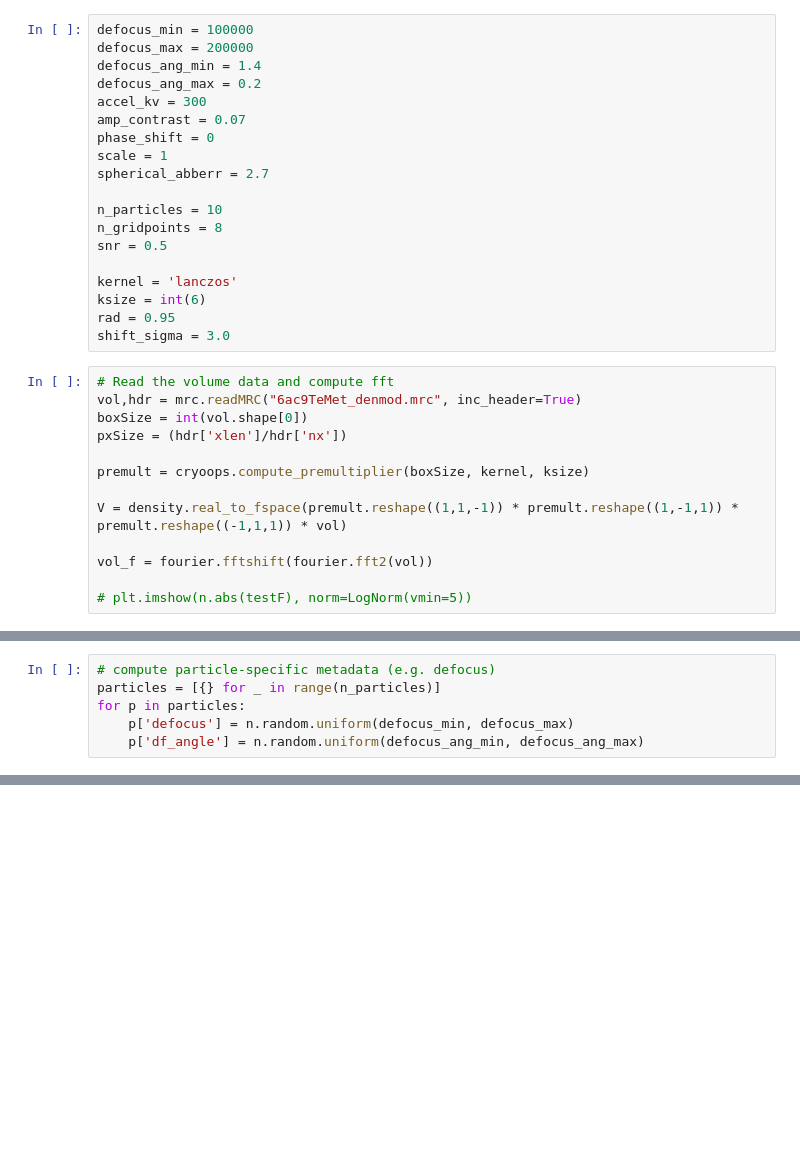
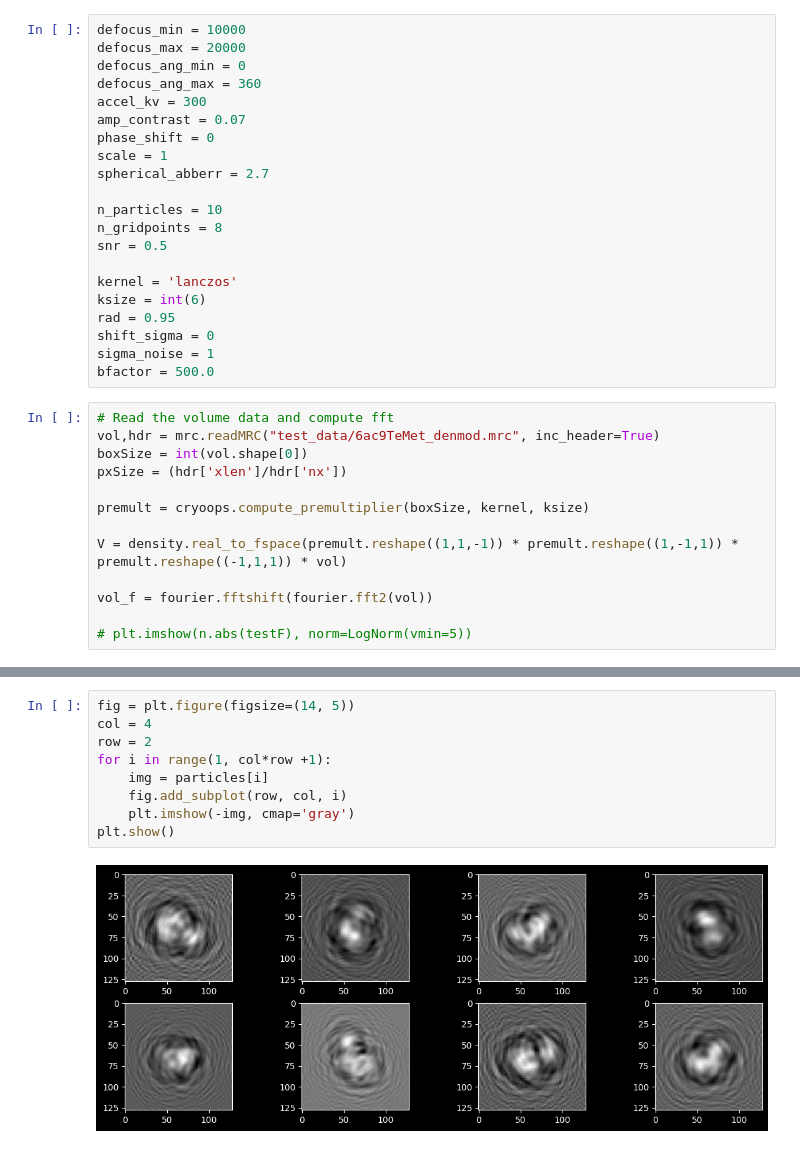
Before and after one commit to hbhargava7/cryoem-data-simulation, a Jupyter notebook: Simulations.ipynb, the cells around one changed output, grey strips where cells are left out. Cells and saved outputs as stored; diff of their text form; blank space fills up the shorter version.

```diff
--- a/Simulations.ipynb
+++ b/Simulations.ipynb
@@ -28,8 +27,8 @@ ModuleNotFoundError: No module named 'sparsemul'
 # %%
-defocus_min = 100000
-defocus_max = 200000
-defocus_ang_min = 1.4
-defocus_ang_max = 0.2
+defocus_min = 10000
+defocus_max = 20000
+defocus_ang_min = 0
+defocus_ang_max = 360
 accel_kv = 300
 amp_contrast = 0.07
 phase_shift = 0
@@ -43,10 +42,12 @@ snr = 0.5
 kernel = 'lanczos'
 ksize = int(6)
 rad = 0.95
-shift_sigma = 3.0
+shift_sigma = 0
+sigma_noise = 1
+bfactor = 500.0
 # %%
 # Read the volume data and compute fft
-vol,hdr = mrc.readMRC("6ac9TeMet_denmod.mrc", inc_header=True)
+vol,hdr = mrc.readMRC("test_data/6ac9TeMet_denmod.mrc", inc_header=True)
 boxSize = int(vol.shape[0])
 pxSize = (hdr['xlen']/hdr['nx'])
 
@@ -62,7 +61 @@ vol_f = fourier.fftshift(fourier.fft2(vol))
-# %%
-# compute particle-specific metadata (e.g. defocus)
-particles = [{} for _ in range(n_particles)]
-for p in particles:
-    p['defocus'] = n.random.uniform(defocus_min, defocus_max)
-    p['df_angle'] = n.random.uniform(defocus_ang_min, defocus_ang_max)
 # %%
@@ -137,0 +108,11 @@ TypeError: compute_projection_matrix() missing 5 required positional arguments:
+# %%
+fig = plt.figure(figsize=(14, 5))
+col = 4
+row = 2
+for i in range(1, col*row +1):
+    img = particles[i]
+    fig.add_subplot(row, col, i)
+    plt.imshow(-img, cmap='gray')
+plt.show()
+# %% [output]
+[figure, added]
```
Also changed, not shown: parts of 6 cells of this notebook.
